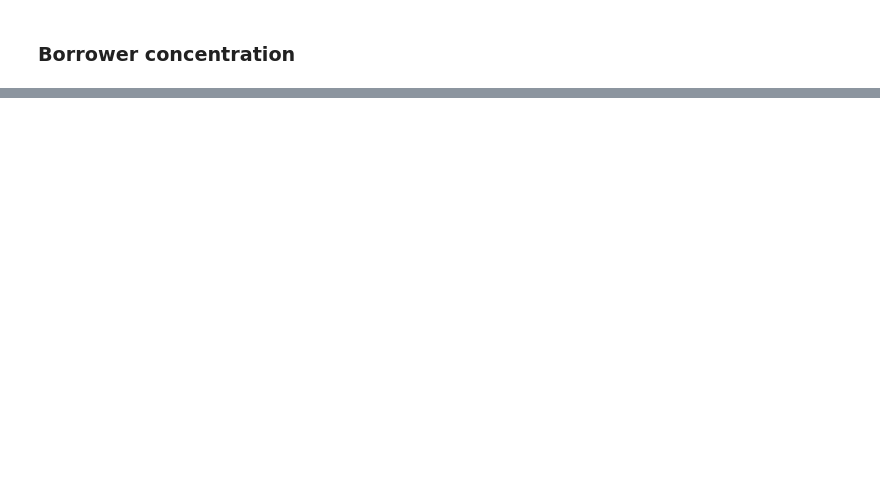
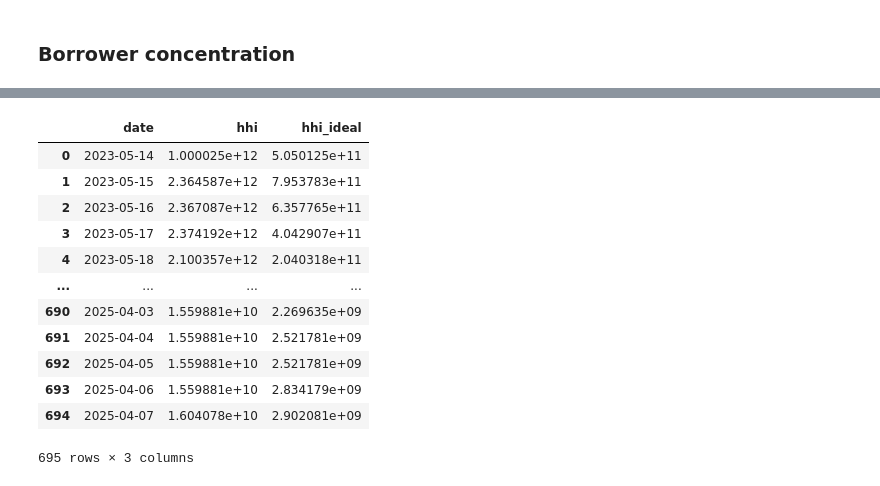
Before and after one commit to newgnart/defi-ds, a Jupyter notebook: notebooks/llamarisk_curve.ipynb, the cells around one changed output, grey strips where cells are left out. Saved outputs shown, nothing was run; the diff lists cells and outputs as text; code cells hidden in the pictures; blank space fills up the shorter version.

```diff
--- a/notebooks/llamarisk_curve.ipynb
+++ b/notebooks/llamarisk_curve.ipynb
@@ -167,0 +196,8 @@ df.head(3)
+# %%
+from defi_ds.data.transform.curve_debt import borrower_state
+
+df_debt = borrower_state(df)
+# df_debt.to_csv(rootpath / 'data/curve/borrower_debt.csv', index=False)
+
+df_debt.reset_index(drop=True, inplace=True)
+df_debt.head(6)
@@ -169,0 +234,17 @@ df.head(3)
+# %%
+bc = BorrowerConcentration(df_debt)
+bc.daily_hhi
+# %% [output]
+|  | date | hhi | hhi_ideal |
+| 0 | 2023-05-14 | 1.000025e+12 | 5.050125e+11 |
+| 1 | 2023-05-15 | 2.364587e+12 | 7.953783e+11 |
+| 2 | 2023-05-16 | 2.367087e+12 | 6.357765e+11 |
+| 3 | 2023-05-17 | 2.374192e+12 | 4.042907e+11 |
+| 4 | 2023-05-18 | 2.100357e+12 | 2.040318e+11 |
+| ... | ... | ... | ... |
+| 690 | 2025-04-03 | 1.559881e+10 | 2.269635e+09 |
+| 691 | 2025-04-04 | 1.559881e+10 | 2.521781e+09 |
+| 692 | 2025-04-05 | 1.559881e+10 | 2.521781e+09 |
+| 693 | 2025-04-06 | 1.559881e+10 | 2.834179e+09 |
+| 694 | 2025-04-07 | 1.604078e+10 | 2.902081e+09 |
+695 rows × 3 columns
```
Also changed, not shown: parts of 10 cells of this notebook, 4 other files.
